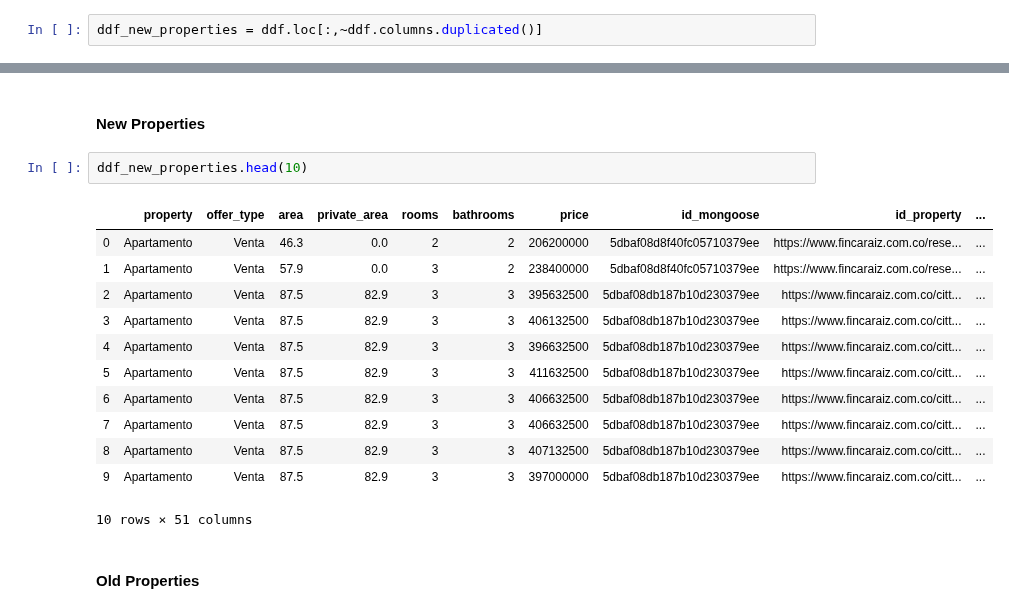
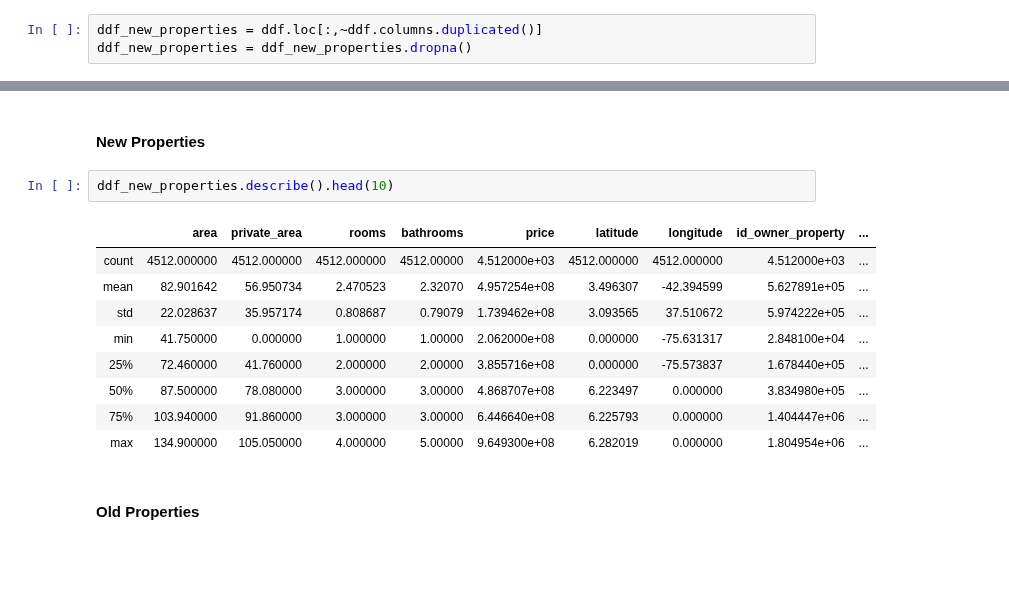
Before and after one commit to stivenramireza/anutibara-web-scraping, a Jupyter notebook: data-cleaning/data_preparation.ipynb, the cells around one changed output, grey strips where cells are left out. Cells and saved outputs as stored; diff of their text form; blank space fills up the shorter version.

Commit message:
Describe Dask DataFrames

```diff
--- a/data-cleaning/data_preparation.ipynb
+++ b/data-cleaning/data_preparation.ipynb
@@ -101,6 +105,7 @@ Dask DataFrame Structure:
 Dask Name: reset_index, 312 tasks
 # %%
 ddf_new_properties = ddf.loc[:,~ddf.columns.duplicated()]
+ddf_new_properties = ddf_new_properties.dropna()
 # %% [markdown]
 #### Old Properties
 # %%
@@ -274,20 +265,17 @@ ddf_old_properties['floor'] = ddf_old_properties['floor'].astype(int)
 # %% [markdown]
 #### New Properties
 # %%
-ddf_new_properties.head(10)
+ddf_new_properties.describe().head(10)
 # %% [output]
-|  | property | offer_type | area | private_area | rooms | bathrooms | price | id_mongoose | id_property | ... |
-| 0 | Apartamento | Venta | 46.3 | 0.0 | 2 | 2 | 206200000 | 5dbaf08d8f40fc05710379ee | https://www.fincaraiz.com.co/rese... | ... |
-| 1 | Apartamento | Venta | 57.9 | 0.0 | 3 | 2 | 238400000 | 5dbaf08d8f40fc05710379ee | https://www.fincaraiz.com.co/rese... | ... |
-| 2 | Apartamento | Venta | 87.5 | 82.9 | 3 | 3 | 395632500 | 5dbaf08db187b10d230379ee | https://www.fincaraiz.com.co/citt... | ... |
-| 3 | Apartamento | Venta | 87.5 | 82.9 | 3 | 3 | 406132500 | 5dbaf08db187b10d230379ee | https://www.fincaraiz.com.co/citt... | ... |
-| 4 | Apartamento | Venta | 87.5 | 82.9 | 3 | 3 | 396632500 | 5dbaf08db187b10d230379ee | https://www.fincaraiz.com.co/citt... | ... |
-| 5 | Apartamento | Venta | 87.5 | 82.9 | 3 | 3 | 411632500 | 5dbaf08db187b10d230379ee | https://www.fincaraiz.com.co/citt... | ... |
-| 6 | Apartamento | Venta | 87.5 | 82.9 | 3 | 3 | 406632500 | 5dbaf08db187b10d230379ee | https://www.fincaraiz.com.co/citt... | ... |
-| 7 | Apartamento | Venta | 87.5 | 82.9 | 3 | 3 | 406632500 | 5dbaf08db187b10d230379ee | https://www.fincaraiz.com.co/citt... | ... |
-| 8 | Apartamento | Venta | 87.5 | 82.9 | 3 | 3 | 407132500 | 5dbaf08db187b10d230379ee | https://www.fincaraiz.com.co/citt... | ... |
-| 9 | Apartamento | Venta | 87.5 | 82.9 | 3 | 3 | 397000000 | 5dbaf08db187b10d230379ee | https://www.fincaraiz.com.co/citt... | ... |
+|  | area | private_area | rooms | bathrooms | price | latitude | longitude | id_owner_property | ... |
+| count | 4512.000000 | 4512.000000 | 4512.000000 | 4512.00000 | 4.512000e+03 | 4512.000000 | 4512.000000 | 4.512000e+03 | ... |
+| mean | 82.901642 | 56.950734 | 2.470523 | 2.32070 | 4.957254e+08 | 3.496307 | -42.394599 | 5.627891e+05 | ... |
+| std | 22.028637 | 35.957174 | 0.808687 | 0.79079 | 1.739462e+08 | 3.093565 | 37.510672 | 5.974222e+05 | ... |
+| min | 41.750000 | 0.000000 | 1.000000 | 1.00000 | 2.062000e+08 | 0.000000 | -75.631317 | 2.848100e+04 | ... |
+| 25% | 72.460000 | 41.760000 | 2.000000 | 2.00000 | 3.855716e+08 | 0.000000 | -75.573837 | 1.678440e+05 | ... |
+| 50% | 87.500000 | 78.080000 | 3.000000 | 3.00000 | 4.868707e+08 | 6.223497 | 0.000000 | 3.834980e+05 | ... |
+| 75% | 103.940000 | 91.860000 | 3.000000 | 3.00000 | 6.446640e+08 | 6.225793 | 0.000000 | 1.404447e+06 | ... |
+| max | 134.900000 | 105.050000 | 4.000000 | 5.00000 | 9.649300e+08 | 6.282019 | 0.000000 | 1.804954e+06 | ... |
-10 rows × 51 columns
 # %% [markdown]
 #### Old Properties
 # %%
```
Also changed, not shown: parts of 4 cells of this notebook, 1 other file.
